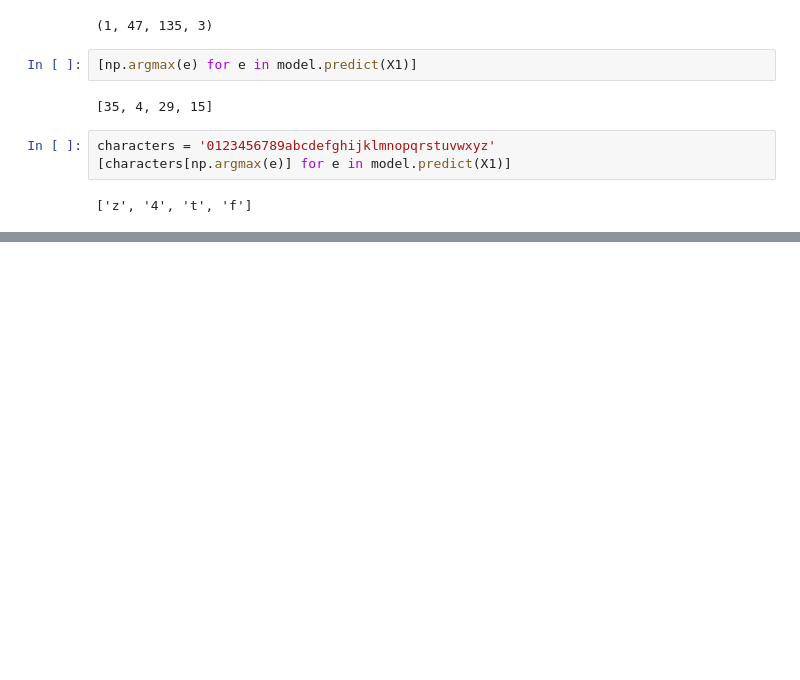
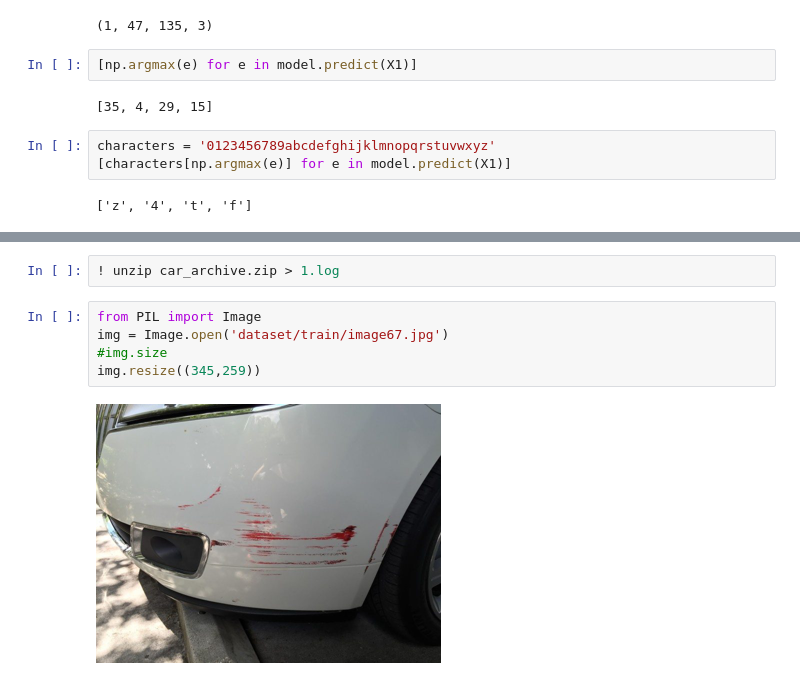
Before and after one commit to ywchiu/fubondl, a Jupyter notebook: Demo20210115.ipynb, the cells around one changed output, grey strips where cells are left out. Cells and saved outputs as stored; diff of their text form; blank space fills up the shorter version.

```diff
--- a/Demo20210115.ipynb
+++ b/Demo20210115.ipynb
@@ -247,0 +263,9 @@ characters = '0123456789abcdefghijklmnopqrstuvwxyz'
+# %%
+! unzip car_archive.zip > 1.log
+# %%
+from PIL import Image
+img = Image.open('dataset/train/image67.jpg')
+#img.size
+img.resize((345,259))
+# %% [output]
+[figure, added]
```
Also changed, not shown: parts of 29 cells of this notebook.
